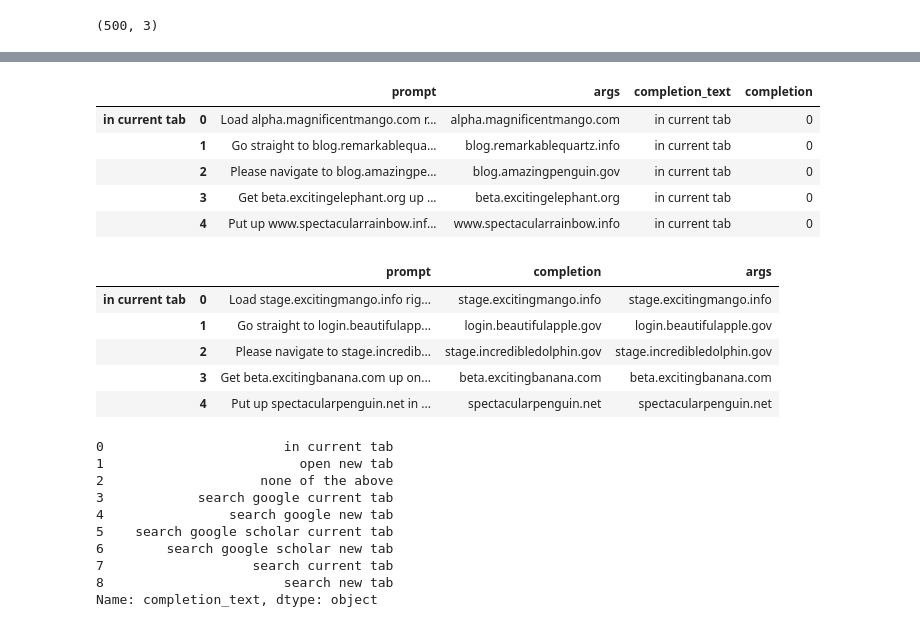
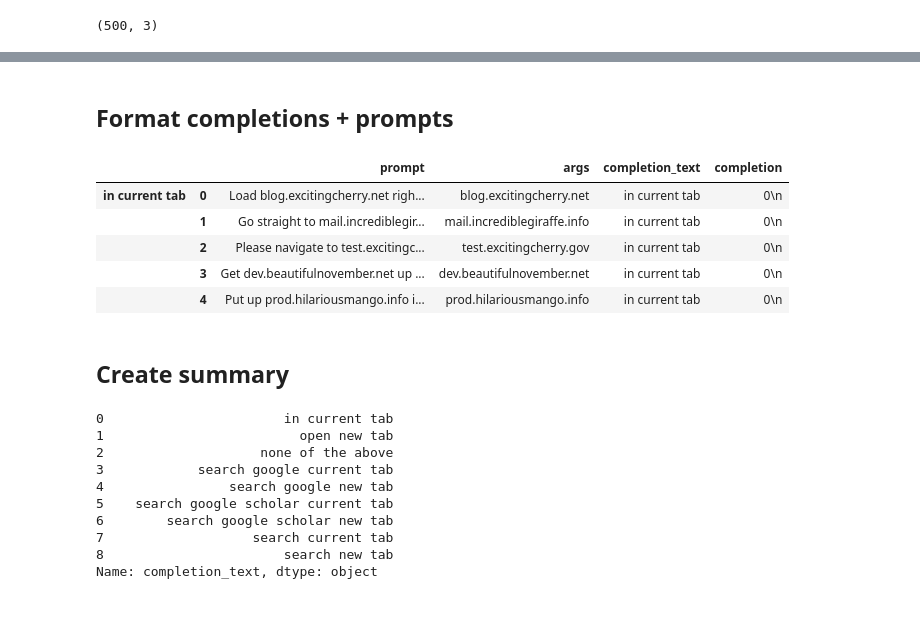
Before and after one commit to deepily/genie-in-the-box, a Jupyter notebook: src/notebooks/synthetic-data-generation-plain-text.ipynb, the cells around one changed output, grey strips where cells are left out. Cells and saved outputs as stored; diff of their text form; code cells hidden in the pictures.

```diff
--- a/src/notebooks/synthetic-data-generation-plain-text.ipynb
+++ b/src/notebooks/synthetic-data-generation-plain-text.ipynb
@@ -251,10 +251,6 @@ def get_vox_commands( command_paths, command_map ):
             vox_command_df[       "args" ] = du.generate_domain_names( len( commands ) )
             sans_domain_names_df[ "args" ] = du.generate_domain_names( len( commands ), remove_dots=True )
 
-            # Add Valent flag to both data frames
-            # vox_command_df[       "valid" ] = True
-            # sans_domain_names_df[ "valid" ] = False
-
             # Replace domain name constant with domain names, in both data frames
             vox_command_df[       "prompt" ] = vox_command_df.apply(
                 lambda row:  row[ "prompt" ].replace( "DOMAIN_NAME", str( row[ "args" ] ) ), axis=1
@@ -272,8 +268,18 @@ def get_vox_commands( command_paths, command_map ):
         if "SEARCH_TERMS" in commands[ 0 ]:
 
             print( "commands [{}] contains SEARCH_TERMS...".format( file_name ) )
-            vox_command_df[ "args" ] = du.get_search_terms( len( commands ) )
+
+            # Create a dataframe without search terms
+            sans_search_terms_df = vox_command_df.copy()
+            sans_search_terms_df[ "args"   ] = "NO_SEARCH_TERMS"
+            sans_search_terms_df[ "prompt" ] = sans_search_terms_df.apply( lambda row: row[ "prompt" ].replace( "SEARCH_TERMS", "" ), axis=1 )
+            sans_search_terms_df[ "prompt" ] = sans_search_terms_df[ "prompt" ].str.replace( "  ", " " )
+
+            vox_command_df[ "args"   ] = du.get_search_terms( len( commands ) )
             vox_command_df[ "prompt" ] = vox_command_df.apply( lambda row: row[ "prompt" ].replace( "SEARCH_TERMS", str( row[ "args" ] ) ), axis=1 )
+
+            # concatenate the two data frames
+            vox_command_df = pd.concat( [ vox_command_df, sans_search_terms_df ] )
 
         # append freshly minted data frame to the list
         vox_command_dfs[ completion_text ] = vox_command_df
@@ -363,45 +369,34 @@ commands [synthetic-data-search-in-new-tab.txt] contains SEARCH_TERMS...
+# %% [markdown]
+## Format completions + prompts
 # %%
 def format_df( df ):
     # Get categorical values.
     df[ "completion_categorical" ] = pd.factorize( df[ "completion" ] )[ 0 ]
 
     # Rename columns
     df.rename( columns={ "completion": "completion_text", "completion_categorical": "completion" }, inplace=True )
 
     # Add leading space per instructions
-    df[ "completion" ] = " " + df[ "completion" ].astype( str )
+    df[ "completion" ] = " " + df[ "completion" ].astype( str ) + "\n"
 
     # Insert hash marks and space according to these instructions below
     # https://community.openai.com/t/gpt3-finetuning-for-multilabel-classification/19105/5
     df[ "prompt"     ] = df[ "prompt" ] + "\n\n###\n\n"
-    df[ "completion" ] = df[ "completion" ].astype( str )
 
     # Display the head
     return  df
 
 formatted_df = format_df( vox_command_df.copy() )
 formatted_df.head()
 # %% [output]
 |  |  | prompt | args | completion_text | completion |
-| in current tab | 0 | Load alpha.magnificentmango.com r... | alpha.magnificentmango.com | in current tab | 0 |
-|  | 1 | Go straight to blog.remarkablequa... | blog.remarkablequartz.info | in current tab | 0 |
-|  | 2 | Please navigate to blog.amazingpe... | blog.amazingpenguin.gov | in current tab | 0 |
-|  | 3 | Get beta.excitingelephant.org up ... | beta.excitingelephant.org | in current tab | 0 |
-|  | 4 | Put up www.spectacularrainbow.inf... | www.spectacularrainbow.info | in current tab | 0 |
+| in current tab | 0 | Load blog.excitingcherry.net righ... | blog.excitingcherry.net | in current tab | 0\n |
+|  | 1 | Go straight to mail.incrediblegir... | mail.incrediblegiraffe.info | in current tab | 0\n |
+|  | 2 | Please navigate to test.excitingc... | test.excitingcherry.gov | in current tab | 0\n |
+|  | 3 | Get dev.beautifulnovember.net up ... | dev.beautifulnovember.net | in current tab | 0\n |
+|  | 4 | Put up prod.hilariousmango.info i... | prod.hilariousmango.info | in current tab | 0\n |
-# %%
-# Create Data frame for training on argument extraction.
-extraction_df = vox_command_df.copy()
-#  Assign the ARG's columns values to the completion column.
-extraction_df[ "completion" ] = " " + extraction_df[ "args" ].astype( str )
-extraction_df[ "prompt"     ] = extraction_df[ "prompt" ] + "\n\n###\n\n"
-extraction_df.head()
-# %% [output]
-|  |  | prompt | completion | args |
-| in current tab | 0 | Load stage.excitingmango.info rig... | stage.excitingmango.info | stage.excitingmango.info |
-|  | 1 | Go straight to login.beautifulapp... | login.beautifulapple.gov | login.beautifulapple.gov |
-|  | 2 | Please navigate to stage.incredib... | stage.incredibledolphin.gov | stage.incredibledolphin.gov |
-|  | 3 | Get beta.excitingbanana.com up on... | beta.excitingbanana.com | beta.excitingbanana.com |
-|  | 4 | Put up spectacularpenguin.net in ... | spectacularpenguin.net | spectacularpenguin.net |
+# %% [markdown]
+## Create summary
 # %%
 cols = [ "completion", "completion_text" ]
 summary_df = formatted_df[ cols ].copy()
```
Also changed, not shown: parts of 30 cells of this notebook.
